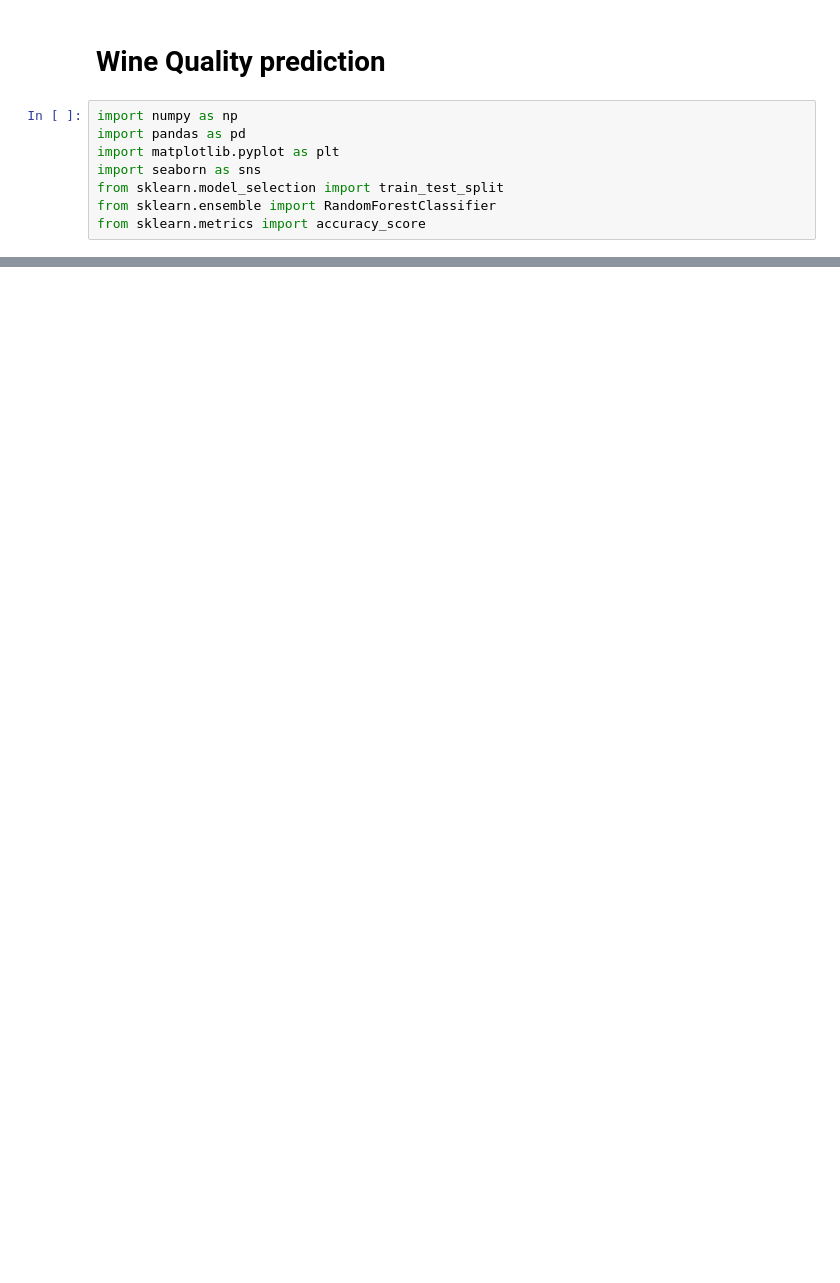
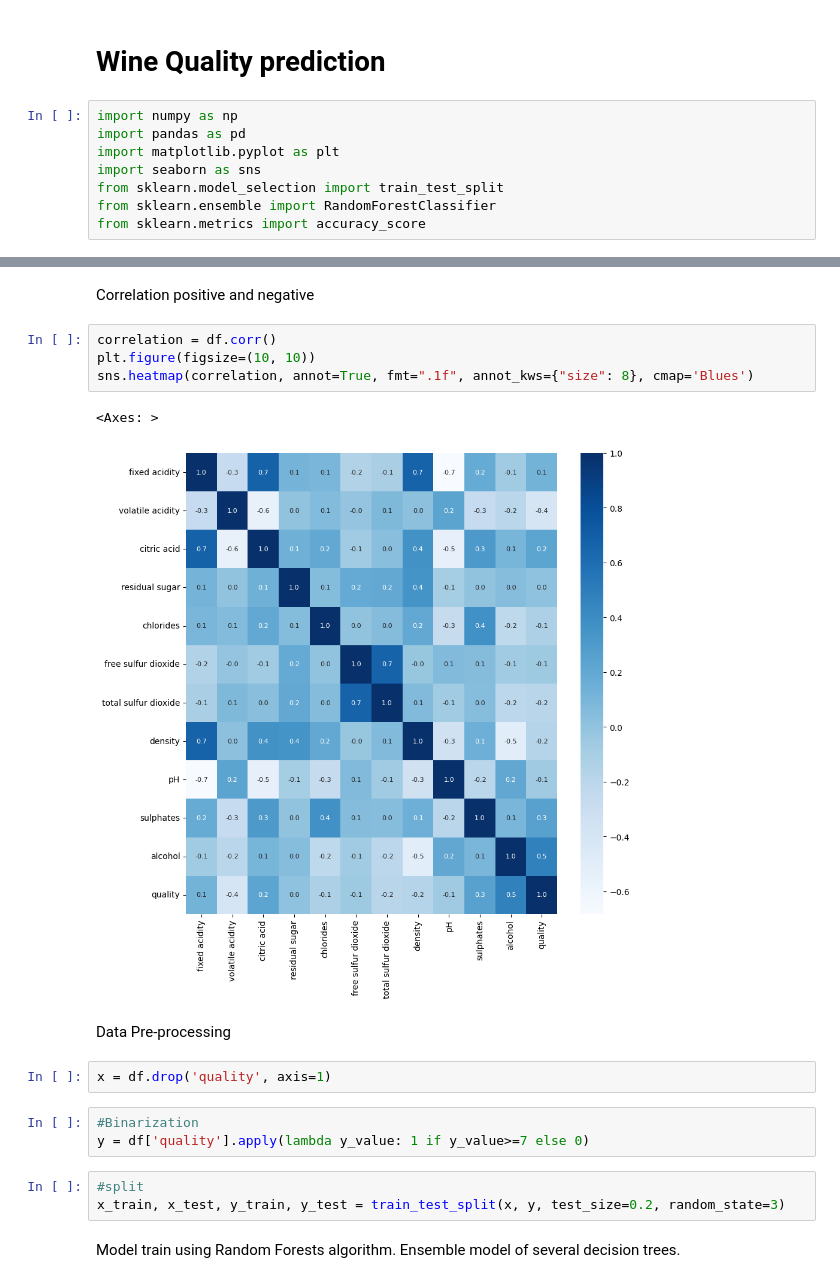
Before and after one commit to omkarakolkar/machine_learning_projects, a Jupyter notebook: P4_wine_quality_prediction.ipynb, the cells around one changed output, grey strips where cells are left out. Cells and saved outputs as stored; diff of their text form; blank space fills up the shorter version.

```diff
--- a/P4_wine_quality_prediction.ipynb
+++ b/P4_wine_quality_prediction.ipynb
@@ -25,0 +67,22 @@ df.shape
+# %% [markdown]
+Correlation
+positive and negative
+# %%
+correlation = df.corr()
+plt.figure(figsize=(10, 10))
+sns.heatmap(correlation, annot=True, fmt=".1f", annot_kws={"size": 8}, cmap='Blues')
+# %% [output]
+<Axes: >
+[figure, added]
+# %% [markdown]
+Data Pre-processing
+# %%
+x = df.drop('quality', axis=1)
+# %%
+#Binarization
+y = df['quality'].apply(lambda y_value: 1 if y_value>=7 else 0)
+# %%
+#split
+x_train, x_test, y_train, y_test = train_test_split(x, y, test_size=0.2, random_state=3)
+# %% [markdown]
+Model train using Random Forests algorithm. Ensemble model of several decision trees.
```
Also changed, not shown: parts of 9 cells of this notebook.
